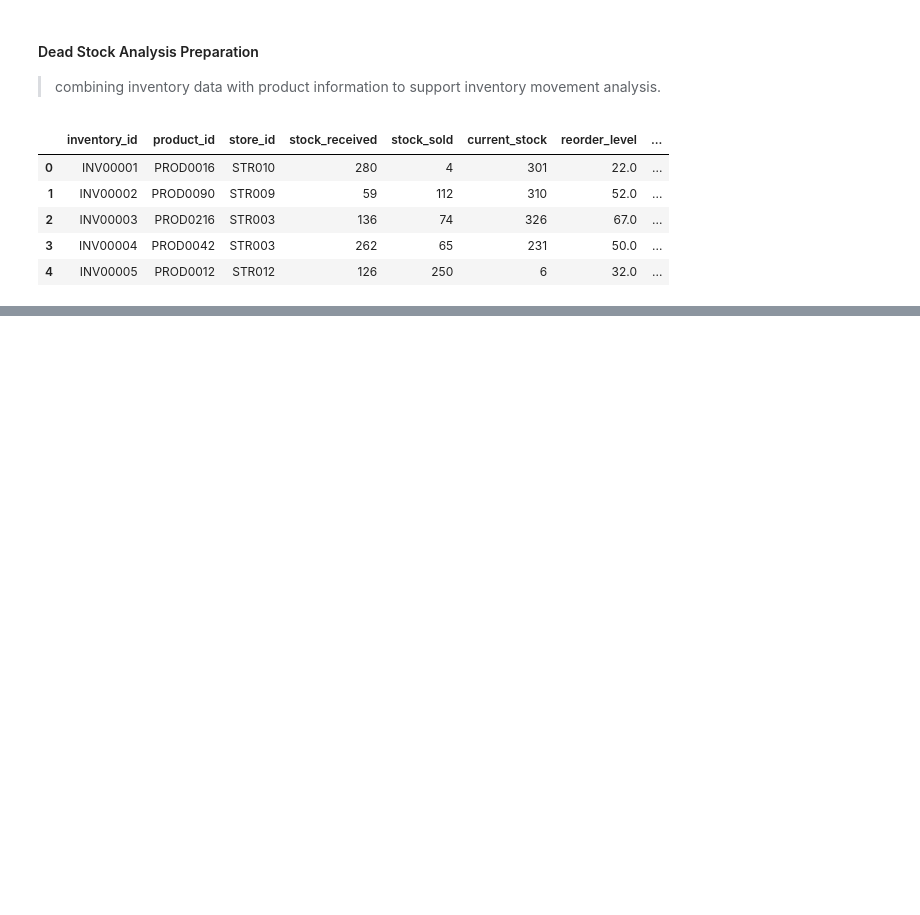
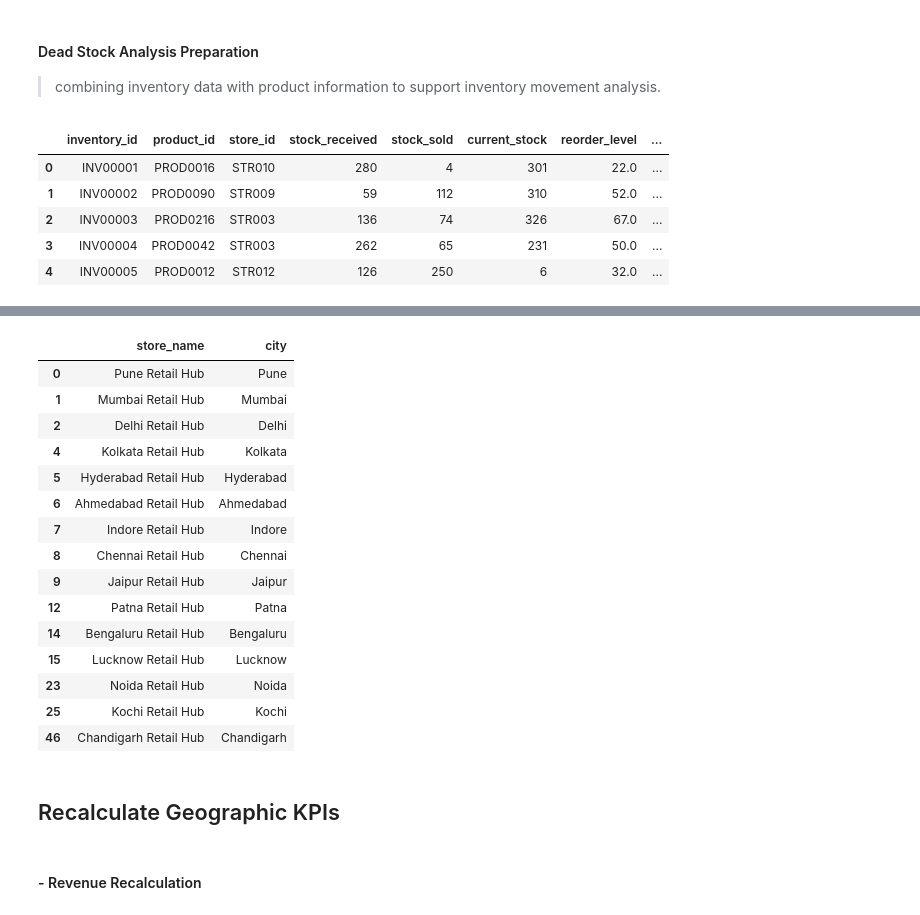
Before and after one commit to utkarshdhangar5/retail-sales-inventory-analytics, a Jupyter notebook: notebooks/ExploratoryDataAnalysis.ipynb, the cells around one changed output, grey strips where cells are left out. Saved outputs shown, nothing was run; the diff lists cells and outputs as text; code cells hidden in the pictures; blank space fills up the shorter version.

Commit message:
EDA: Fixed the error that was analysed about the geographical location and related KPI

```diff
--- a/notebooks/ExploratoryDataAnalysis.ipynb
+++ b/notebooks/ExploratoryDataAnalysis.ipynb
@@ -871,0 +925,25 @@ inventory_products.head()
+# %%
+
+# Verifying
+orders_stores[['store_name', 'city']].drop_duplicates()
+# %% [output]
+|  | store_name | city |
+| 0 | Pune Retail Hub | Pune |
+| 1 | Mumbai Retail Hub | Mumbai |
+| 2 | Delhi Retail Hub | Delhi |
+| 4 | Kolkata Retail Hub | Kolkata |
+| 5 | Hyderabad Retail Hub | Hyderabad |
+| 6 | Ahmedabad Retail Hub | Ahmedabad |
+| 7 | Indore Retail Hub | Indore |
+| 8 | Chennai Retail Hub | Chennai |
+| 9 | Jaipur Retail Hub | Jaipur |
+| 12 | Patna Retail Hub | Patna |
+| 14 | Bengaluru Retail Hub | Bengaluru |
+| 15 | Lucknow Retail Hub | Lucknow |
+| 23 | Noida Retail Hub | Noida |
+| 25 | Kochi Retail Hub | Kochi |
+| 46 | Chandigarh Retail Hub | Chandigarh |
+# %% [markdown]
+## Recalculate Geographic KPIs
+# %% [markdown]
+#### - Revenue Recalculation
```
Also changed, not shown: parts of 10 cells of this notebook.
